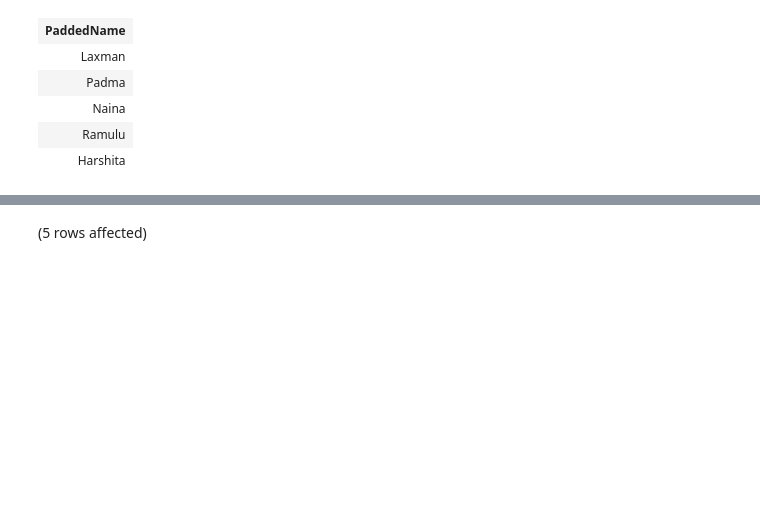
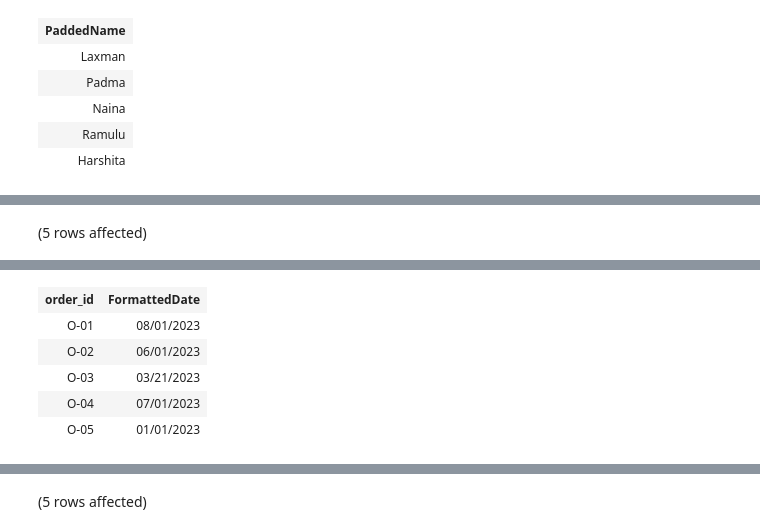
Before and after one commit to rathodlaxman/DataScienceLearnersHub-SQL, a Jupyter notebook: DSLH-StringFunctionInSQL.ipynb, the cells around one changed output, grey strips where cells are left out. Saved outputs shown, nothing was run; the diff lists cells and outputs as text; code cells hidden in the pictures; blank space fills up the shorter version.

```diff
--- a/DSLH-StringFunctionInSQL.ipynb
+++ b/DSLH-StringFunctionInSQL.ipynb
@@ -236,0 +484,6 @@ Total execution time: 00:00:00.009
+# %%
+SELECT order_id,
+       CONVERT(VARCHAR, order_date, 101) AS FormattedDate
+FROM orders;
+# %% [output]
+(5 rows affected)
@@ -236,0 +491,6 @@ Total execution time: 00:00:00.009
+| order_id | FormattedDate |
+| O-01 | 08/01/2023 |
+| O-02 | 06/01/2023 |
+| O-03 | 03/21/2023 |
+| O-04 | 07/01/2023 |
+| O-05 | 01/01/2023 |
```
Also changed, not shown: parts of 39 cells of this notebook.
